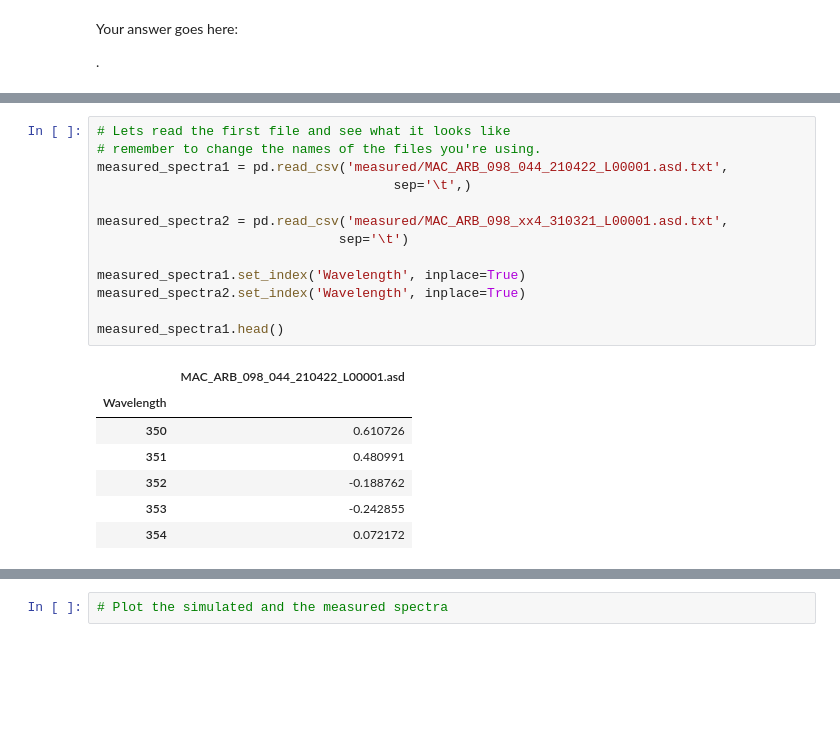
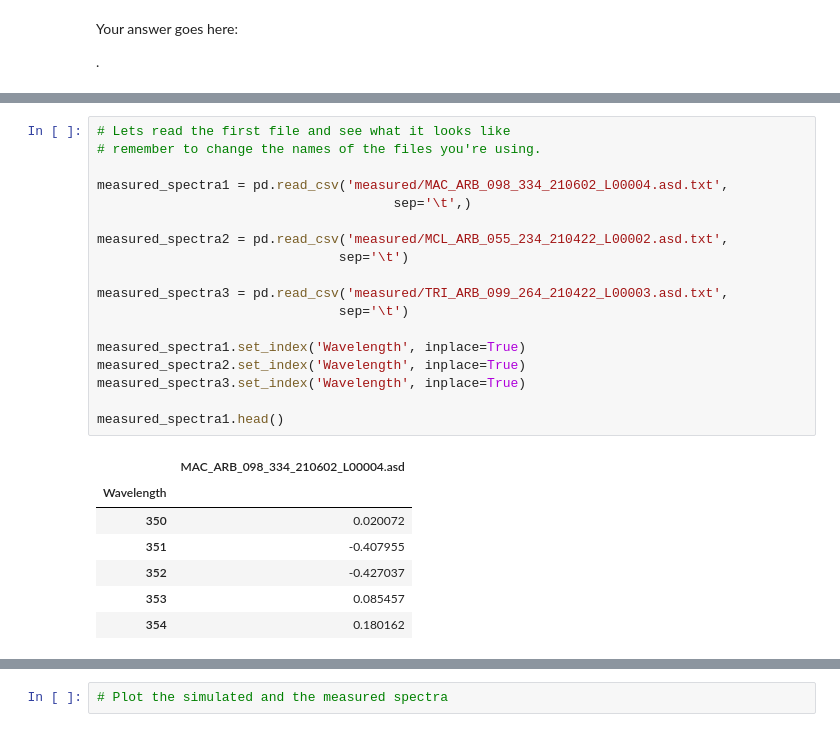
Before and after one commit to nicolasyounes/engn3903, a Jupyter notebook: week9/9.1_ENGN3903_Modelling_Leaf_spectra.ipynb, the cells around one changed output, grey strips where cells are left out. Drawn from its saved outputs; the diff is of its cells as text; blank space fills up the shorter version.

```diff
--- a/week9/9.1_ENGN3903_Modelling_Leaf_spectra.ipynb
+++ b/week9/9.1_ENGN3903_Modelling_Leaf_spectra.ipynb
@@ -208,24 +175,29 @@ The spectra plotted in the cell below was collected by Jackson Taylor as part of
 # %%
 # Lets read the first file and see what it looks like
 # remember to change the names of the files you're using.
-measured_spectra1 = pd.read_csv('measured/MAC_ARB_098_044_210422_L00001.asd.txt',
+
+measured_spectra1 = pd.read_csv('measured/MAC_ARB_098_334_210602_L00004.asd.txt',
                                       sep='\t',)
 
-measured_spectra2 = pd.read_csv('measured/MAC_ARB_098_xx4_310321_L00001.asd.txt',
+measured_spectra2 = pd.read_csv('measured/MCL_ARB_055_234_210422_L00002.asd.txt',
+                               sep='\t')
+
+measured_spectra3 = pd.read_csv('measured/TRI_ARB_099_264_210422_L00003.asd.txt',
                                sep='\t')
 
 measured_spectra1.set_index('Wavelength', inplace=True)
 measured_spectra2.set_index('Wavelength', inplace=True)
+measured_spectra3.set_index('Wavelength', inplace=True)
 
 measured_spectra1.head()
 # %% [output]
-|  | MAC_ARB_098_044_210422_L00001.asd |
+|  | MAC_ARB_098_334_210602_L00004.asd |
 | Wavelength |  |
-| 350 | 0.610726 |
-| 351 | 0.480991 |
-| 352 | -0.188762 |
-| 353 | -0.242855 |
-| 354 | 0.072172 |
+| 350 | 0.020072 |
+| 351 | -0.407955 |
+| 352 | -0.427037 |
+| 353 | 0.085457 |
+| 354 | 0.180162 |
 # %%
 fig, ax = plt.subplots(figsize = (12,8))
 measured_spectra1.plot.line(ax=ax)
```
Also changed, not shown: parts of 43 cells of this notebook, 17 other files.
